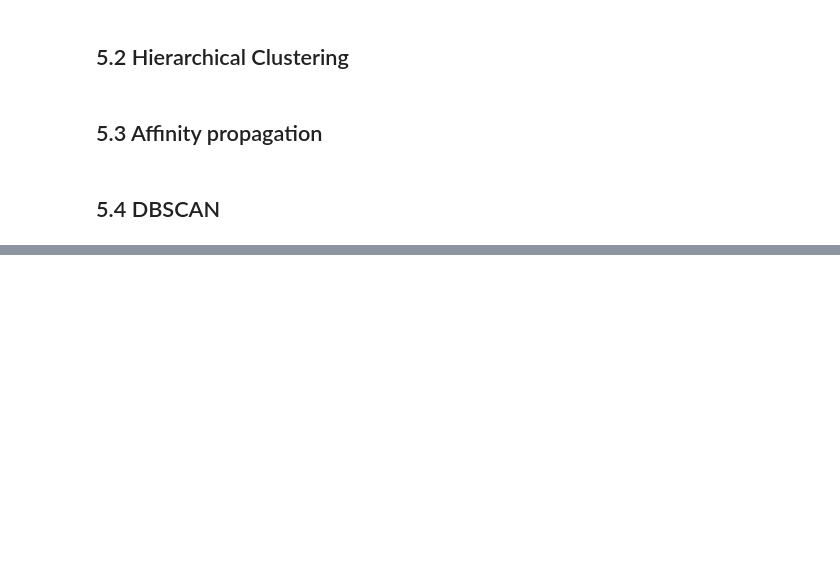
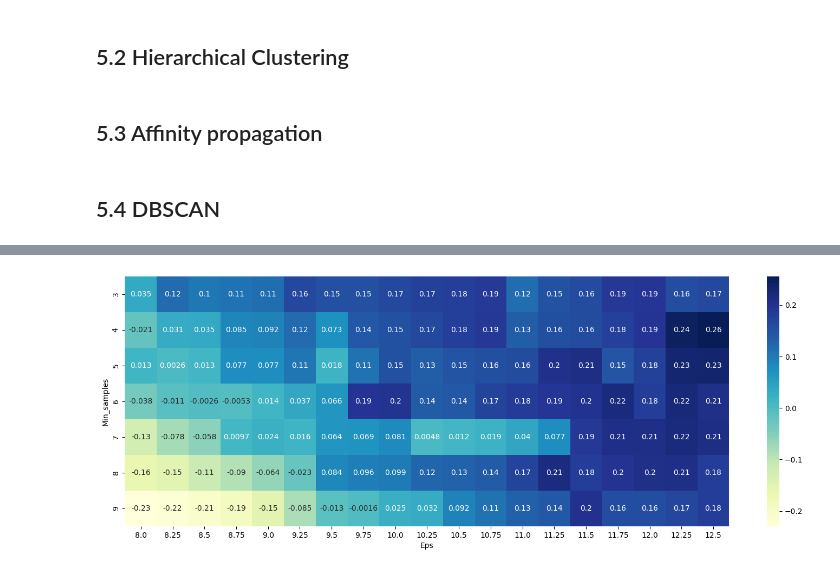
Before and after one commit to rupace10/STW7072CEM_Machine_Learning, a Jupyter notebook: customer_segmentation.ipynb, the cells around one changed output, grey strips where cells are left out. Saved outputs shown, nothing was run; the diff lists cells and outputs as text; code cells hidden in the pictures; blank space fills up the shorter version.

```diff
--- a/customer_segmentation.ipynb
+++ b/customer_segmentation.ipynb
@@ -209,0 +237,11 @@ iplot(fig)
+# %%
+tmp = pd.DataFrame.from_records(DBSCAN_params, columns =['Eps', 'Min_samples'])
+tmp['Sil_score'] = sil_score
+
+pivot_1 = pd.pivot_table(tmp, values='Sil_score', index='Min_samples', columns='Eps')
+
+fig, ax = plt.subplots(figsize=(18,6))
+sns.heatmap(pivot_1, annot=True, annot_kws={"size": 10}, cmap="YlGnBu", ax=ax)
+plt.show()
+# %% [output]
+[figure, added]
```
Also changed, not shown: parts of 7 cells of this notebook.
